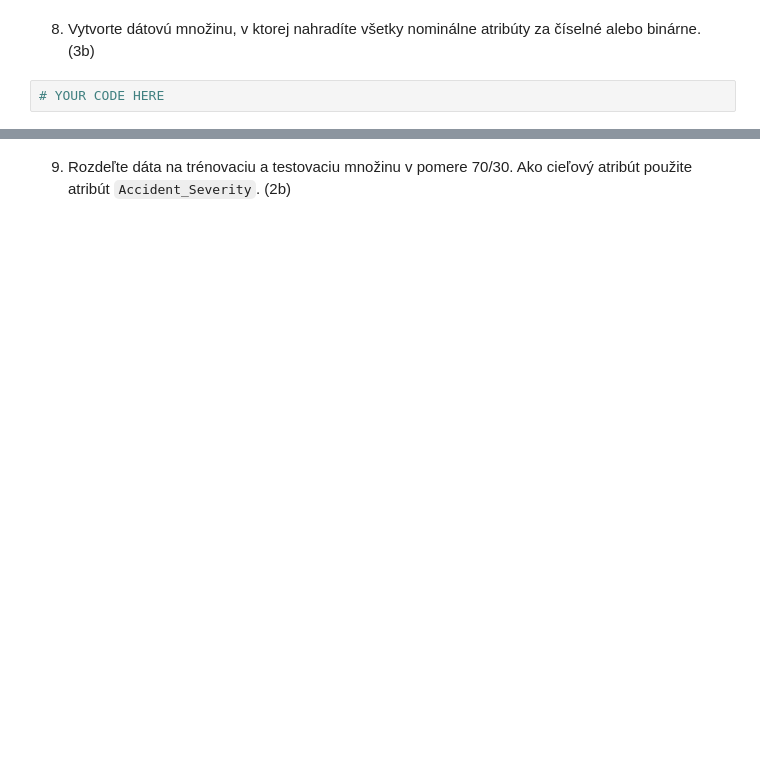
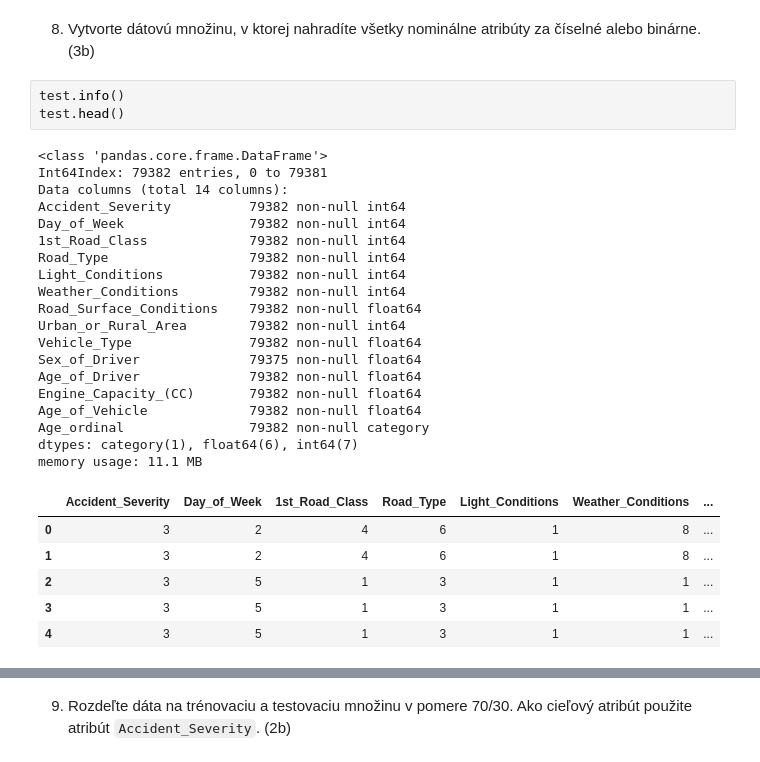
Before and after one commit to InuTao/moje_WDA, a Jupyter notebook: extra/zadanie/zadanie.ipynb, the cells around one changed output, grey strips where cells are left out. Cells and saved outputs as stored; diff of their text form; blank space fills up the shorter version.

```diff
--- a/extra/zadanie/zadanie.ipynb
+++ b/extra/zadanie/zadanie.ipynb
@@ -309,4 +342,31 @@ ptable
 # %% [markdown]
 8. Vytvorte dátovú množinu, v ktorej nahradíte všetky nominálne atribúty za číselné alebo binárne. (3b)
-# %%
-# YOUR CODE HERE
+# %%
+test.info()
+test.head()
+# %% [output]
+<class 'pandas.core.frame.DataFrame'>
+Int64Index: 79382 entries, 0 to 79381
+Data columns (total 14 columns):
+Accident_Severity          79382 non-null int64
+Day_of_Week                79382 non-null int64
+1st_Road_Class             79382 non-null int64
+Road_Type                  79382 non-null int64
+Light_Conditions           79382 non-null int64
+Weather_Conditions         79382 non-null int64
+Road_Surface_Conditions    79382 non-null float64
+Urban_or_Rural_Area        79382 non-null int64
+Vehicle_Type               79382 non-null float64
+Sex_of_Driver              79375 non-null float64
+Age_of_Driver              79382 non-null float64
+Engine_Capacity_(CC)       79382 non-null float64
+Age_of_Vehicle             79382 non-null float64
+Age_ordinal                79382 non-null category
+dtypes: category(1), float64(6), int64(7)
+memory usage: 11.1 MB
+|  | Accident_Severity | Day_of_Week | 1st_Road_Class | Road_Type | Light_Conditions | Weather_Conditions | ... |
+| 0 | 3 | 2 | 4 | 6 | 1 | 8 | ... |
+| 1 | 3 | 2 | 4 | 6 | 1 | 8 | ... |
+| 2 | 3 | 5 | 1 | 3 | 1 | 1 | ... |
+| 3 | 3 | 5 | 1 | 3 | 1 | 1 | ... |
+| 4 | 3 | 5 | 1 | 3 | 1 | 1 | ... |
```
Also changed, not shown: parts of 31 cells of this notebook, 11 other files.
